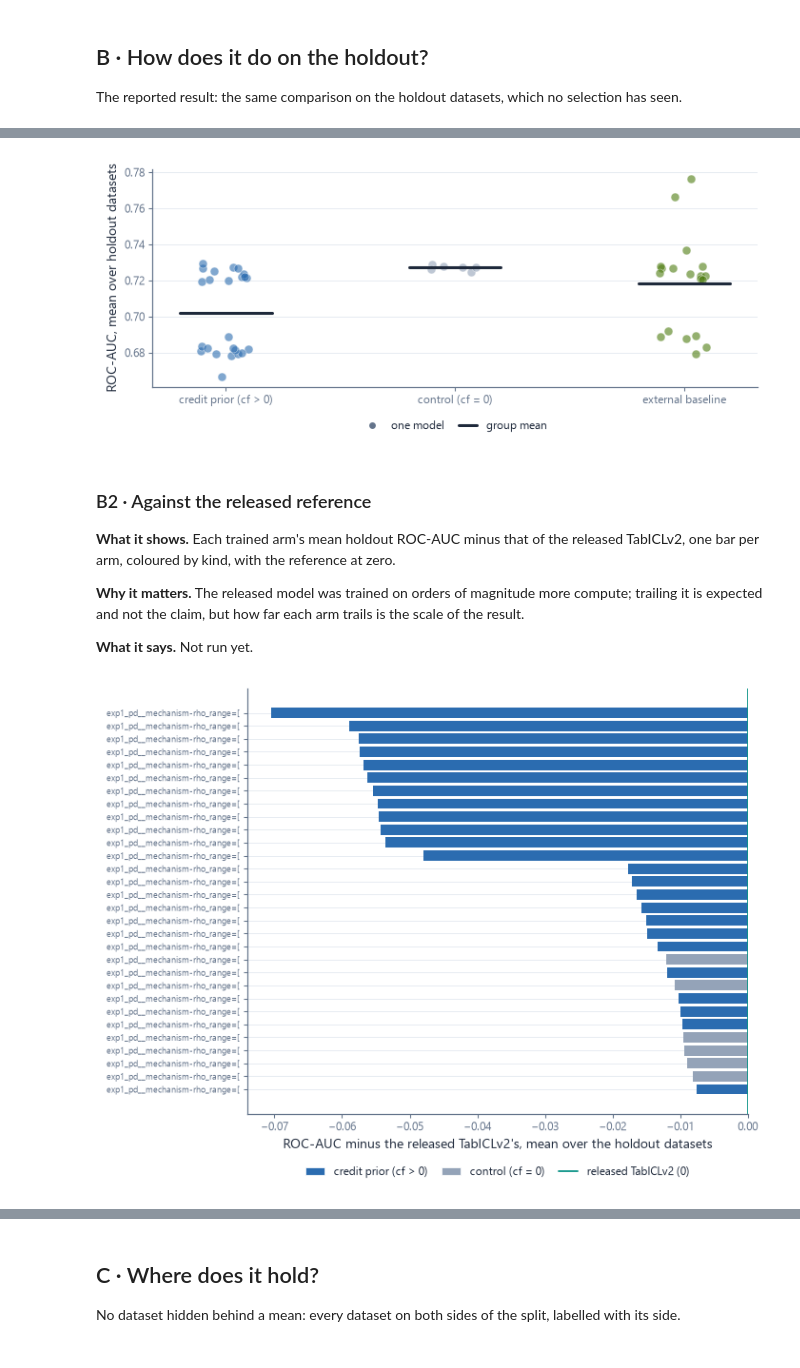
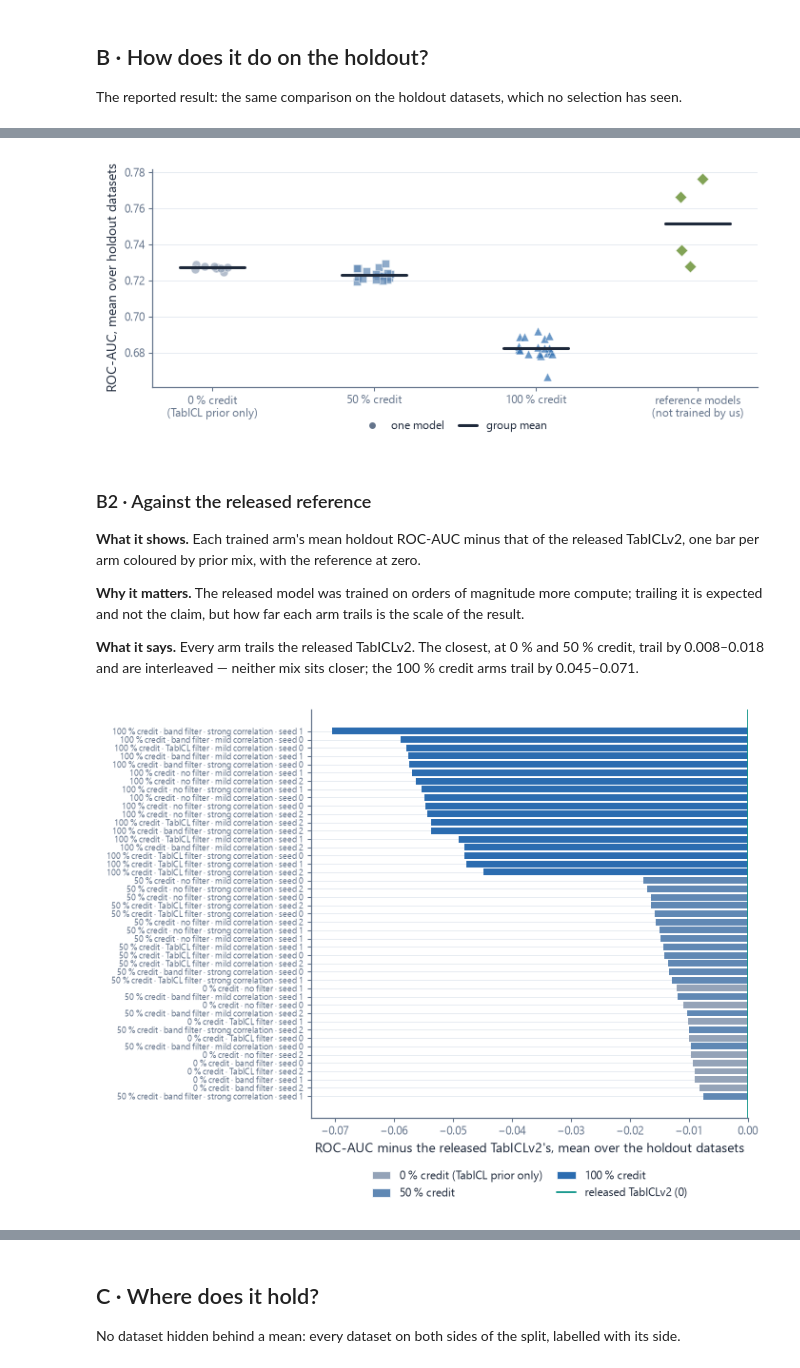
Before and after one commit to andreasgoethals/CreditICL, a Jupyter notebook: notebooks/1. Experiment 1/1.3_pd_results.ipynb, the cells around one changed output, grey strips where cells are left out. Cells and saved outputs as stored; diff of their text form; code cells hidden in the pictures.

```diff
--- a/notebooks/1. Experiment 1/1.3_pd_results.ipynb
+++ b/notebooks/1. Experiment 1/1.3_pd_results.ipynb
@@ -78,18 +80,18 @@ The reported result: the same comparison on the holdout datasets, which no selec
 # %%
 FIGS.save(results_plots.credit_vs_control(TASK, exp=EXP, role="holdout"), "credit_vs_control",
-    caption="Per-model mean ROC-AUC on the holdout datasets for credit-prior arms, control arms and external baselines, one point per model with a bar at each group mean.");
+    caption="Per-model mean ROC-AUC on the holdout datasets, one column per prior mix (0 %, 50 % and 100 % credit) and one for the reference models, one point per model with a bar at each column mean.");
 # %% [output]
-[figure, old version]
+[figure, new version]
 # %% [markdown]
 ### B2 · Against the released reference
 
-**What it shows.** Each trained arm's mean holdout ROC-AUC minus that of the released TabICLv2, one bar per arm, coloured by kind, with the reference at zero.
+**What it shows.** Each trained arm's mean holdout ROC-AUC minus that of the released TabICLv2, one bar per arm coloured by prior mix, with the reference at zero.
 
 **Why it matters.** The released model was trained on orders of magnitude more compute; trailing it is expected and not the claim, but how far each arm trails is the scale of the result.
 
-**What it says.** Not run yet.
+**What it says.** Every arm trails the released TabICLv2. The closest, at 0 % and 50 % credit, trail by 0.008–0.018 and are interleaved — neither mix sits closer; the 100 % credit arms trail by 0.045–0.071.
 # %%
 FIGS.save(results_plots.beats_reference(TASK, exp=EXP, role="holdout"), "beats_reference",
-    caption="Each trained arm's mean ROC-AUC on the holdout datasets minus the released TabICLv2's, one horizontal bar per arm coloured by kind, with a reference line at zero.");
+    caption="Each trained arm's mean ROC-AUC on the holdout datasets minus the released TabICLv2's, one horizontal bar per arm coloured by prior mix, with a reference line at zero.");
 # %% [output]
-[figure, old version]
+[figure, new version]
```
Also changed, not shown: parts of 13 cells of this notebook, 28 other files.
